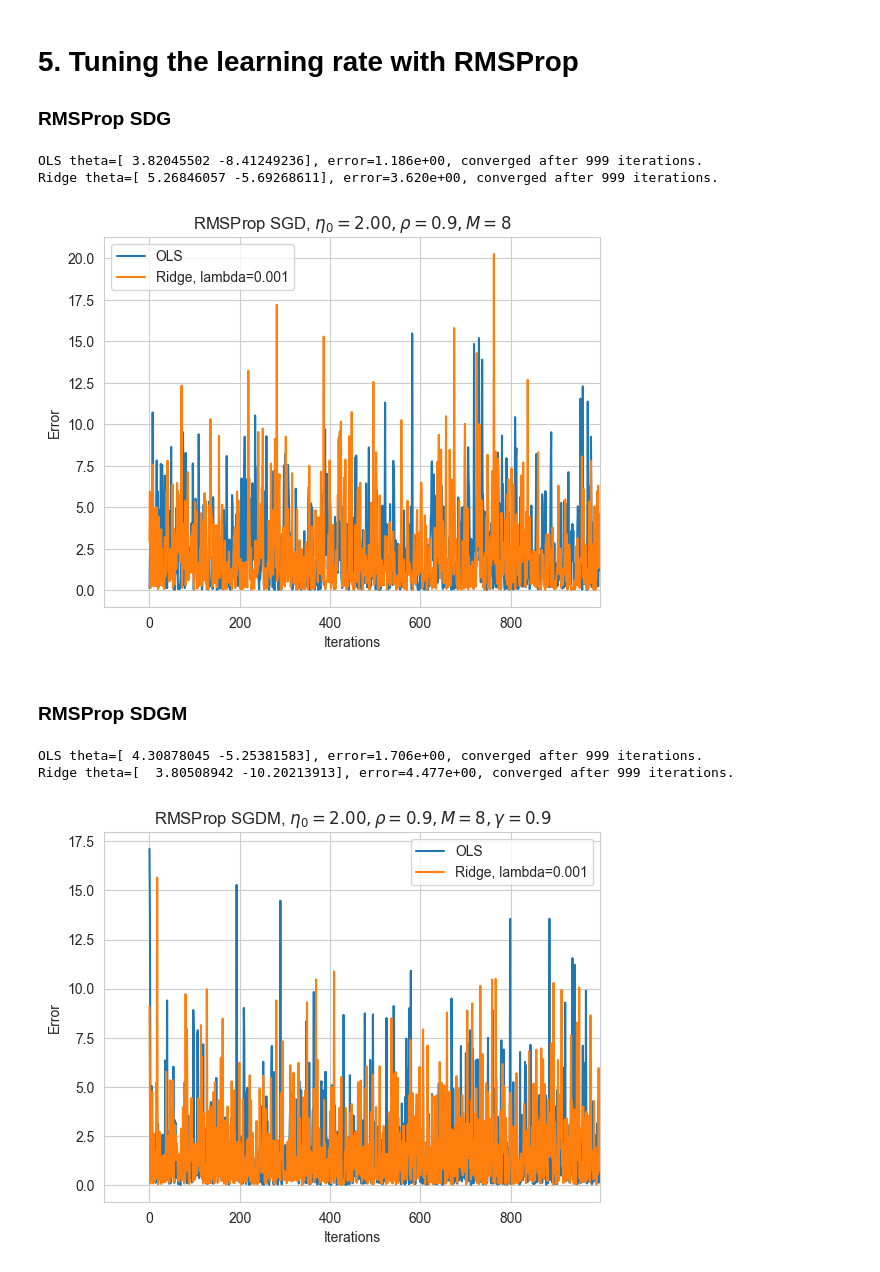
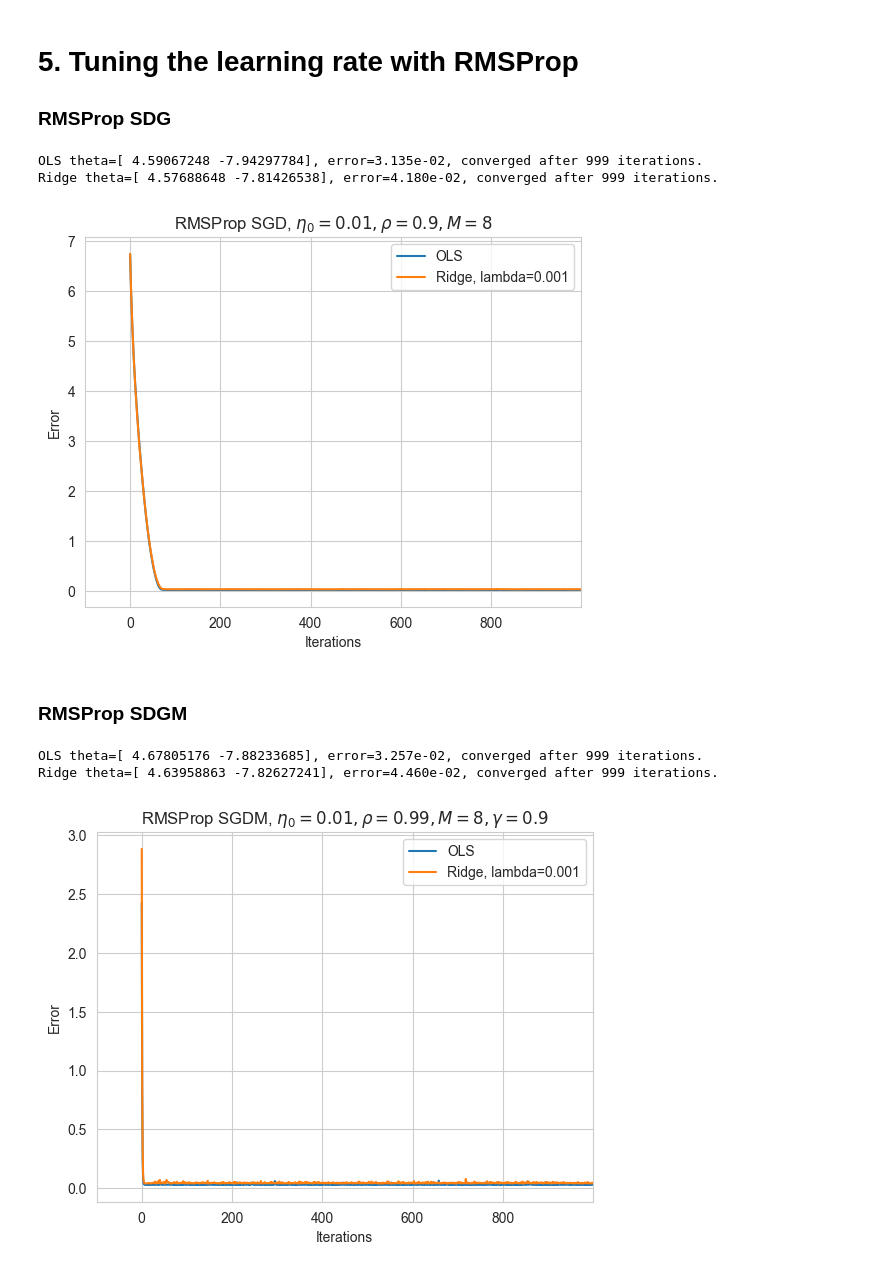
Before and after one commit to LassePladsen/FYS-STK3155-4155, a Jupyter notebook: Weekly exercises/42&42/Week 41&42 Lasse Pladsen.ipynb, the cells around one changed output. Saved outputs shown, nothing was run; the diff lists cells and outputs as text; code cells hidden in the pictures.

```diff
--- a/Weekly exercises/42&42/Week 41&42 Lasse Pladsen.ipynb
+++ b/Weekly exercises/42&42/Week 41&42 Lasse Pladsen.ipynb
@@ -790,8 +790,8 @@ Ridge theta=[ 4.66737053 -7.86296784], error=4.519e-02, converged after 999 iter
 # Parameters
 M = 8  # size of each minibatch
 m = int(N / M)  # number of minibatches
-learn_rate = 2  # starting learning rate
-decay_rate = 0.9  # rmsprop decary rate rho
+learn_rate = 0.01  # starting learning rate
+rho = 0.9  # rmsprop decay rate rho
 delta = delta  # small value for numerical stability
 
 # store the theta errors for each iter
@@ -816,7 +816,7 @@ for epoch_ols in epoch_iters:
         yi = y[random_index:random_index + M]
 
         gradient = grad_ols(Xi, yi, theta_rsgd_ols)
-        r = r * decay_rate + (1 - decay_rate) * gradient * gradient
+        r = r * rho + (1 - rho) * gradient * gradient
 
         # Update theta
         theta_rsgd_ols -= learn_rate / (delta + np.sqrt(r)) * gradient  # scale learning rate with r
@@ -843,7 +843,7 @@ for epoch_ridge in epoch_iters:
         yi = y[random_index:random_index + M]
 
         gradient = grad_ridge(Xi, yi, lmbda, theta_rsgd_ridge)
-        r = r * decay_rate + (1 - decay_rate) * gradient * gradient
+        r = r * rho + (1 - rho) * gradient * gradient
 
         # Update theta
         theta_rsgd_ridge -= learn_rate / (delta + np.sqrt(r)) * gradient  # scale learning rate with r
@@ -860,26 +860,27 @@ plt.plot(epoch_iters, errors_rsgd_ols, label="OLS")
 plt.plot(epoch_iters, errors_rsgd_ridge, label=f"Ridge, lambda={lmbda}")
 plt.xlabel("Iterations")
 plt.ylabel("Error")
-plt.title(rf"RMSProp SGD, $\eta_0={learn_rate:.2f}, \rho={decay_rate}, {M=}$")
+plt.title(rf"RMSProp SGD, $\eta_0={learn_rate:.2f}, \rho={rho}, {M=}$")
 plt.xlim(-0.1 * epoch_ols, epoch_ols)
 plt.grid(True)
 plt.legend()
 
 # Print theta values and convergence times
 print(f"OLS theta={theta_rsgd_ols.ravel()}, error={errors_rsgd_ols[-1]:.3e}, converged after {epoch_ols} iterations.")
-print(f"Ridge theta={theta_rsgd_ridge.ravel()}, error={errors_rsgd_ridge[-1]:.3e}, converged after {epoch_ridge} iterations.")
+print(
+    f"Ridge theta={theta_rsgd_ridge.ravel()}, error={errors_rsgd_ridge[-1]:.3e}, converged after {epoch_ridge} iterations.")
 # %% [output]
-OLS theta=[ 3.82045502 -8.41249236], error=1.186e+00, converged after 999 iterations.
-Ridge theta=[ 5.26846057 -5.69268611], error=3.620e+00, converged after 999 iterations.
+OLS theta=[ 4.59067248 -7.94297784], error=3.135e-02, converged after 999 iterations.
+Ridge theta=[ 4.57688648 -7.81426538], error=4.180e-02, converged after 999 iterations.
-[figure, old version]
+[figure, new version]
 # %% [markdown]
 ### RMSProp SDGM
 # %%
 # Parameters
 M = 8  # size of each minibatch
 m = int(N / M)  # number of minibatches
-learn_rate = 2  # starting learning rate
-decay_rate = 0.9  # rmsprop decary rate rho
+learn_rate = 0.01  # starting learning rate
+rho = 0.99  # rmsprop decay rate rho
 momentum_rate = 0.9  # momentum rate gamma
 delta = delta  # small value for numerical stability
 
@@ -906,7 +907,7 @@ for epoch_ols in epoch_iters:
         yi = y[random_index:random_index + M]
 
         gradient = grad_ols(Xi, yi, theta_rsgdm_ols)
-        r = r * decay_rate + (1 - decay_rate) * gradient * gradient
+        r = r * rho + (1 - rho) * gradient * gradient
         new_change = learn_rate / (delta + np.sqrt(r)) * gradient + momentum_rate * change  # scale learning rate with r
 
         # Update values
@@ -934,36 +935,37 @@ for epoch_ridge in epoch_iters:
         random_index = M * rng.integers(m)
         Xi = X[random_index:random_index + M]
         yi = y[random_index:random_index + M]
 
         gradient = grad_ridge(Xi, yi, lmbda, theta_rsgdm_ridge)
-        r = r * decay_rate + (1 - decay_rate) * gradient * gradient
+        r = r * rho + (1 - rho) * gradient * gradient
         new_change = learn_rate / (delta + np.sqrt(r)) * gradient + momentum_rate * change  # scale learning rate with r
 
         # Update values
         theta_rsgdm_ridge -= new_change
         change = new_change.copy()
 
     # Store MSE as error
     errors_rsgdm_ridge[epoch_ridge] = ridge_cost(X, y, lmbda, theta_rsgdm_ridge)
 
     # Convergence test
     if all(abs(theta_rsgdm_ridge - theta_rsgdm_ridge_prev) <= theta_tol):
         errors_rsgdm_ridge[epoch_ridge:] = errors_rsgdm_ridge[epoch_ridge]
         break
 
 plt.plot(epoch_iters, errors_rsgdm_ols, label="OLS")
 plt.plot(epoch_iters, errors_rsgdm_ridge, label=f"Ridge, lambda={lmbda}")
 plt.xlabel("Iterations")
 plt.ylabel("Error")
-plt.title(rf"RMSProp SGDM, $\eta_0={learn_rate:.2f}, \rho={decay_rate}, {M=}, \gamma={momentum_rate}$")
+plt.title(rf"RMSProp SGDM, $\eta_0={learn_rate:.2f}, \rho={rho}, {M=}, \gamma={momentum_rate}$")
 plt.xlim(-0.1 * epoch_ols, epoch_ols)
 plt.grid(True)
 plt.legend()
 
 # Print theta values and convergence times
 print(f"OLS theta={theta_rsgdm_ols.ravel()}, error={errors_rsgdm_ols[-1]:.3e}, converged after {epoch_ols} iterations.")
-print(f"Ridge theta={theta_rsgdm_ridge.ravel()}, error={errors_rsgdm_ridge[-1]:.3e}, converged after {epoch_ridge} iterations.")
+print(
+    f"Ridge theta={theta_rsgdm_ridge.ravel()}, error={errors_rsgdm_ridge[-1]:.3e}, converged after {epoch_ridge} iterations.")
 # %% [output]
-OLS theta=[ 4.30878045 -5.25381583], error=1.706e+00, converged after 999 iterations.
-Ridge theta=[  3.80508942 -10.20213913], error=4.477e+00, converged after 999 iterations.
+OLS theta=[ 4.67805176 -7.88233685], error=3.257e-02, converged after 999 iterations.
+Ridge theta=[ 4.63958863 -7.82627241], error=4.460e-02, converged after 999 iterations.
-[figure, old version]
+[figure, new version]
```
Also changed, not shown: parts of 14 cells of this notebook.
